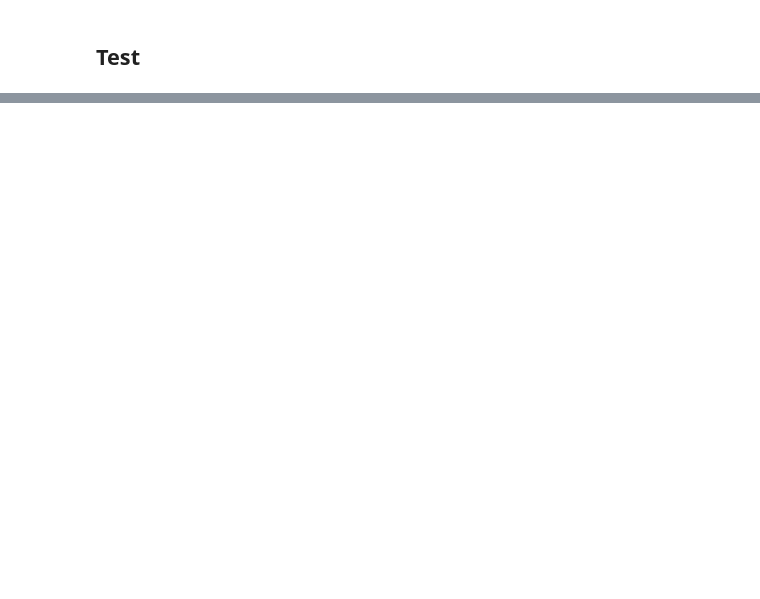
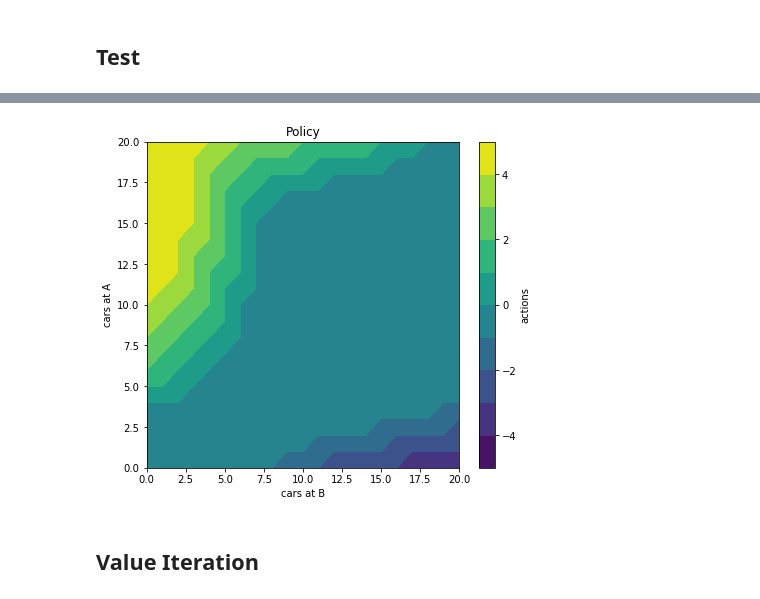
Before and after one commit to marisanest/knowledge-representation, a Jupyter notebook: assignment02/notebooks/main.ipynb, the cells around one changed output, grey strips where cells are left out. Saved outputs shown, nothing was run; the diff lists cells and outputs as text; code cells hidden in the pictures; blank space fills up the shorter version.

```diff
--- a/assignment02/notebooks/main.ipynb
+++ b/assignment02/notebooks/main.ipynb
@@ -36,0 +79,6 @@ p.plot_policy(policy)
+# %%
+mdp.plot_policy()
+# %% [output]
+[figure, added]
+# %% [markdown]
+## Value Iteration
```
Also changed, not shown: parts of 23 cells of this notebook.
